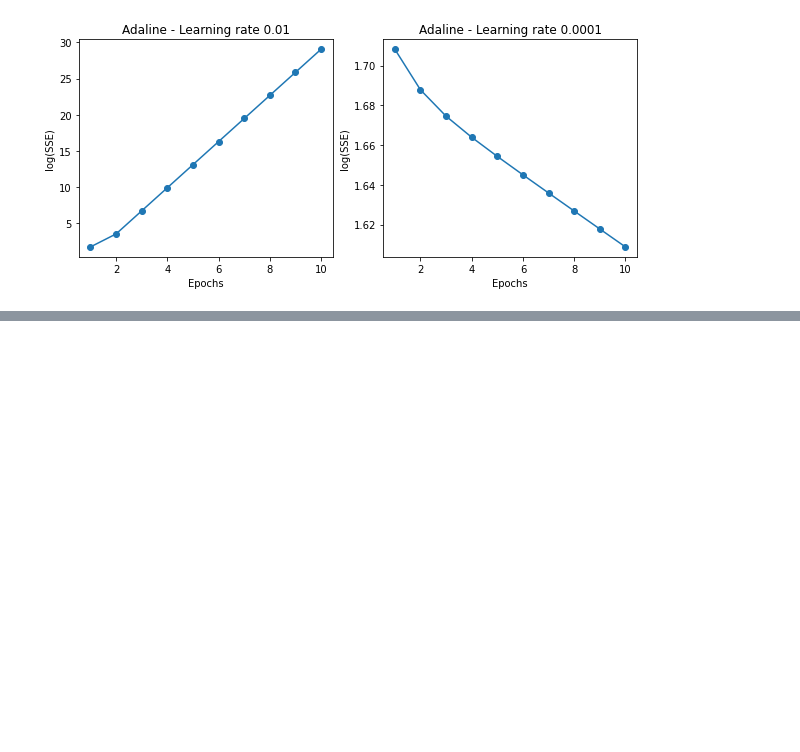
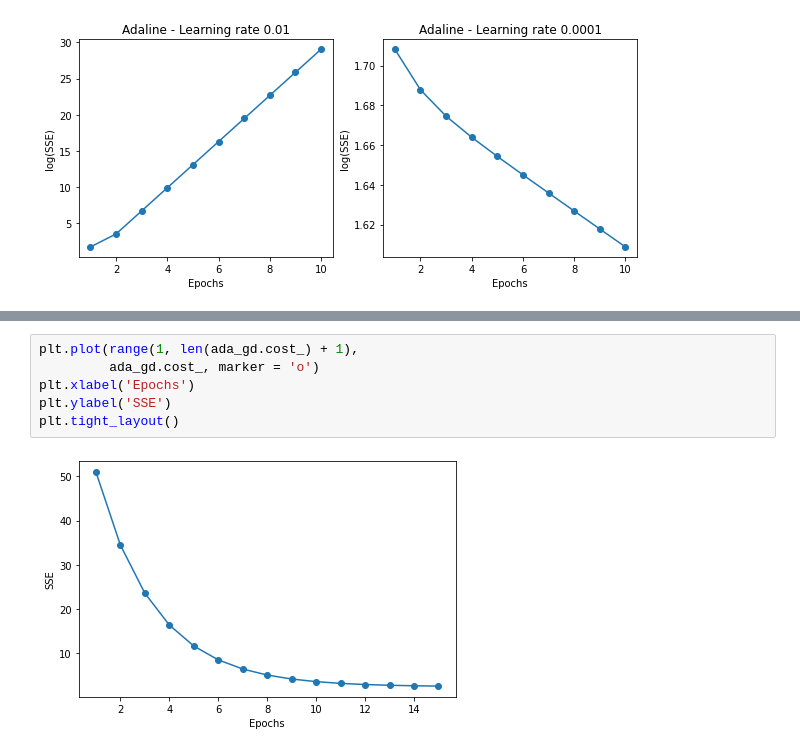
Before and after one commit to Aanderssonn/MachineLearningNotebooks, a Jupyter notebook: Artificial Neurons.ipynb, the cells around one changed output, grey strips where cells are left out. Saved outputs shown, nothing was run; the diff lists cells and outputs as text; blank space fills up the shorter version.

```diff
--- a/Artificial Neurons.ipynb
+++ b/Artificial Neurons.ipynb
@@ -295,0 +346,8 @@ Text(0.5, 1.0, 'Adaline - Learning rate 0.0001')
+# %%
+plt.plot(range(1, len(ada_gd.cost_) + 1),
+         ada_gd.cost_, marker = 'o')
+plt.xlabel('Epochs')
+plt.ylabel('SSE')
+plt.tight_layout()
+# %% [output]
+[figure, added]
```
Also changed, not shown: parts of 4 cells of this notebook.
